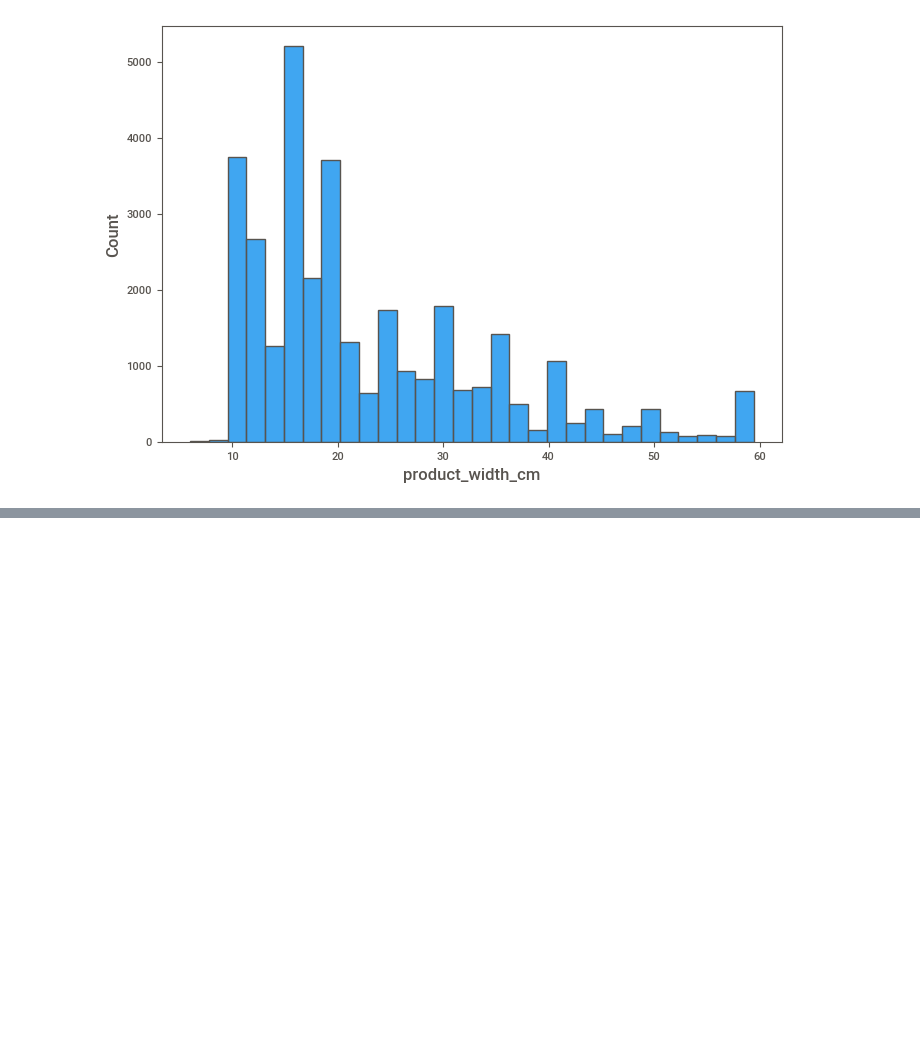
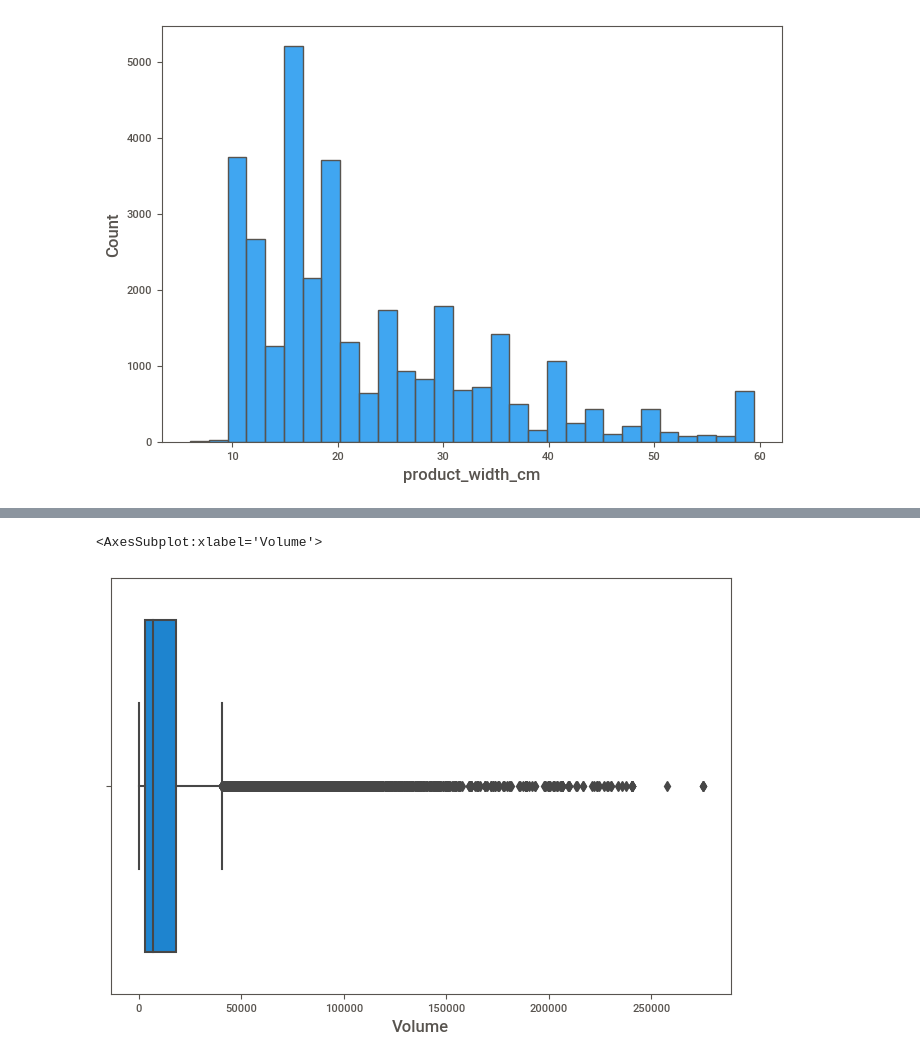
Before and after one commit to LauraaPaiva/Day7-SistemaRemomendacao, a Jupyter notebook: Projeto/projeto.ipynb, the cells around one changed output, grey strips where cells are left out. Saved outputs shown, nothing was run; the diff lists cells and outputs as text; code cells hidden in the pictures; blank space fills up the shorter version.

```diff
--- a/Projeto/projeto.ipynb
+++ b/Projeto/projeto.ipynb
@@ -731,0 +777,5 @@ sns.histplot(data=dtProducts["product_width_cm"], bins=30)
+# %%
+sns.boxplot(x=dfProducts["Volume"])
+# %% [output]
+<AxesSubplot:xlabel='Volume'>
+[figure, added]
```
Also changed, not shown: parts of 57 cells of this notebook.
